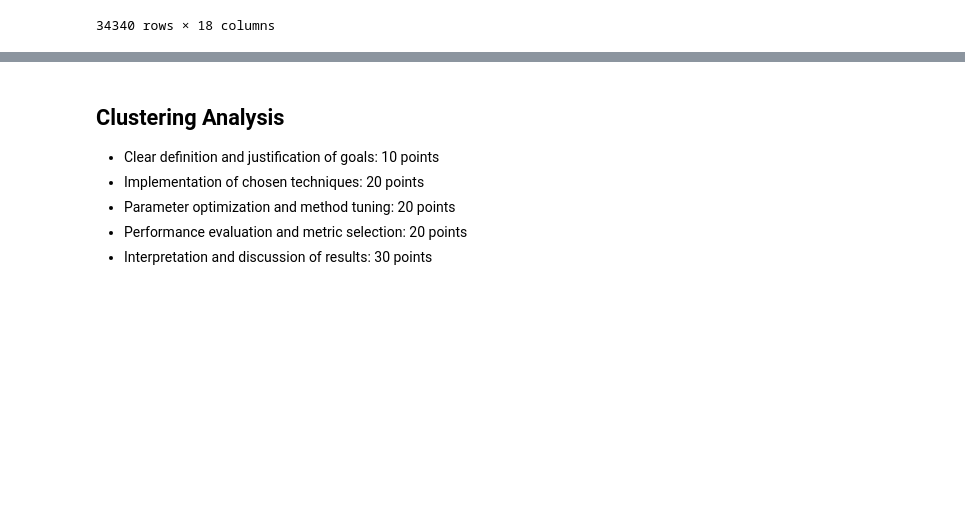
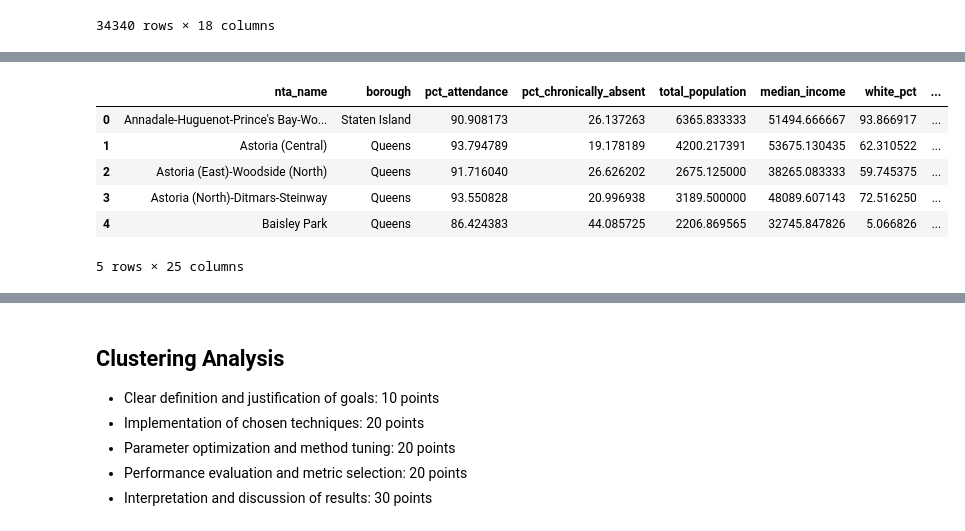
Before and after one commit to NakaFrozn/si618_final_project, a Jupyter notebook: Final_Project_Step3.ipynb, the cells around one changed output, grey strips where cells are left out. Saved outputs shown, nothing was run; the diff lists cells and outputs as text; code cells hidden in the pictures; blank space fills up the shorter version.

```diff
--- a/Final_Project_Step3.ipynb
+++ b/Final_Project_Step3.ipynb
@@ -169,3 +152,13 @@ print(data.head())
+# %%
+data.head()
+# %% [output]
+|  | nta_name | borough | pct_attendance | pct_chronically_absent | total_population | median_income | white_pct | ... |
+| 0 | Annadale-Huguenot-Prince's Bay-Wo... | Staten Island | 90.908173 | 26.137263 | 6365.833333 | 51494.666667 | 93.866917 | ... |
+| 1 | Astoria (Central) | Queens | 93.794789 | 19.178189 | 4200.217391 | 53675.130435 | 62.310522 | ... |
+| 2 | Astoria (East)-Woodside (North) | Queens | 91.716040 | 26.626202 | 2675.125000 | 38265.083333 | 59.745375 | ... |
+| 3 | Astoria (North)-Ditmars-Steinway | Queens | 93.550828 | 20.996938 | 3189.500000 | 48089.607143 | 72.516250 | ... |
+| 4 | Baisley Park | Queens | 86.424383 | 44.085725 | 2206.869565 | 32745.847826 | 5.066826 | ... |
+5 rows × 25 columns
 # %%
 # Add column to categorize white/minority-dominated neighborhoods
 data['minority_dominated'] = np.where((100 - data['white_pct']) > 50, "Yes", "No")
```
Also changed, not shown: parts of 15 cells of this notebook, 1 other file.
